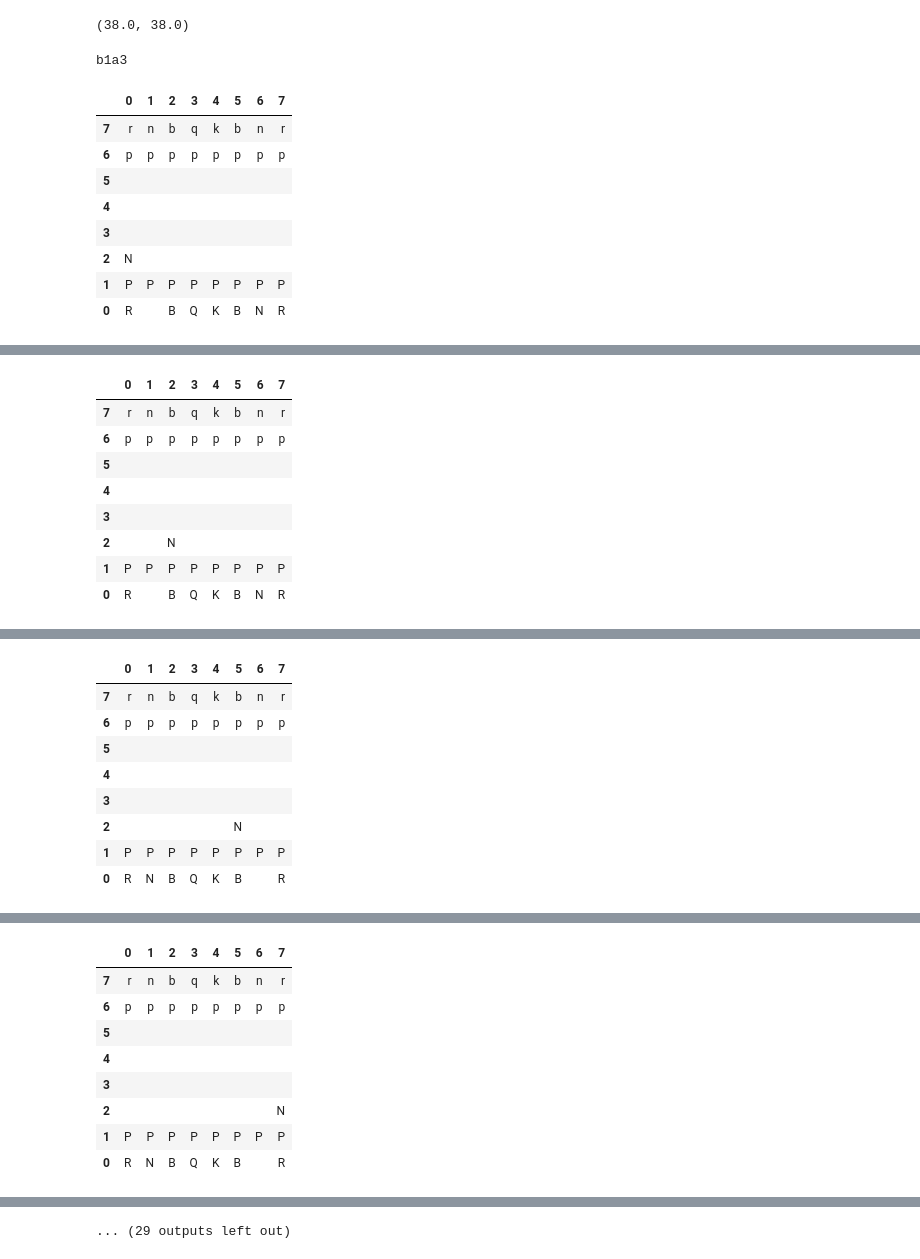
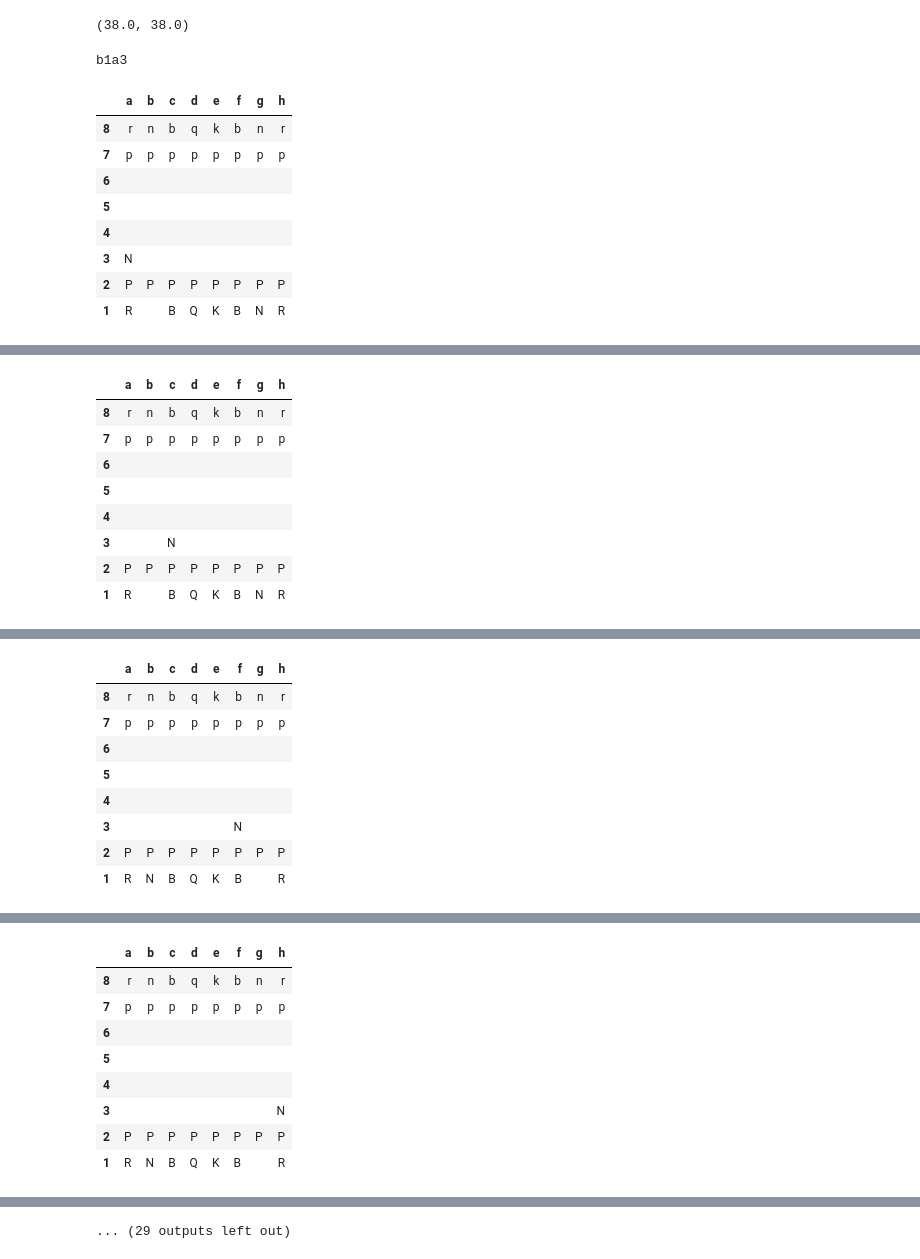
Before and after one commit to zbenmo/ajedrez, a Jupyter notebook: testing.ipynb, the cells around one changed output, grey strips where cells are left out. Drawn from its saved outputs; the diff is of its cells as text; code cells hidden in the pictures.

```diff
--- a/testing.ipynb
+++ b/testing.ipynb
@@ -29,30 +29,32 @@ game.board.simple_heuristic()
 # %%
 import pandas as pd
 from IPython.display import display
 
 for m, g in game.available_moves():
     print(m)
     print()
-    display(pd.DataFrame(g.board.piece_placement)[::-1])
+    df = pd.DataFrame(g.board.piece_placement, columns=list('abcdefgh'), index=range(1, 8 + 1))
+    display(df[::-1])
     print()
     print(g.board.stats)
     print(f'{g.board.turn=}')
     print(f'{g.board.casteling_rights=}')
     print(f'{g.board.en_passant=}')
     print(f'{g.board.half_moves=}')
     print(f'{g.board.move_number=}')
     print(g.board.location_to_piece)
+    print()
 # %% [output]
 b1a3
-|  | 0 | 1 | 2 | 3 | 4 | 5 | 6 | 7 |
-| 7 | r | n | b | q | k | b | n | r |
-| 6 | p | p | p | p | p | p | p | p |
+|  | a | b | c | d | e | f | g | h |
+| 8 | r | n | b | q | k | b | n | r |
+| 7 | p | p | p | p | p | p | p | p |
+| 6 |  |  |  |  |  |  |  |  |
 | 5 |  |  |  |  |  |  |  |  |
 | 4 |  |  |  |  |  |  |  |  |
-| 3 |  |  |  |  |  |  |  |  |
-| 2 | N |  |  |  |  |  |  |  |
-| 1 | P | P | P | P | P | P | P | P |
-| 0 | R |  | B | Q | K | B | N | R |
+| 3 | N |  |  |  |  |  |  |  |
+| 2 | P | P | P | P | P | P | P | P |
+| 1 | R |  | B | Q | K | B | N | R |
 Counter({'p': 8, 'P': 8, '/': 7, '8': 4, 'r': 2, 'n': 2, 'b': 2, 'R': 2, 'N': 2, 'B': 2, 'q': 1, 'k': 1, 'Q': 1, 'K': 1})
 g.board.turn='b'
 g.board.casteling_rights='KQkq'
@@ -63,13 +66,13 @@ g.board.move_number=1
 b1c3
-|  | 0 | 1 | 2 | 3 | 4 | 5 | 6 | 7 |
-| 7 | r | n | b | q | k | b | n | r |
-| 6 | p | p | p | p | p | p | p | p |
+|  | a | b | c | d | e | f | g | h |
+| 8 | r | n | b | q | k | b | n | r |
+| 7 | p | p | p | p | p | p | p | p |
+| 6 |  |  |  |  |  |  |  |  |
 | 5 |  |  |  |  |  |  |  |  |
 | 4 |  |  |  |  |  |  |  |  |
-| 3 |  |  |  |  |  |  |  |  |
-| 2 |  |  | N |  |  |  |  |  |
-| 1 | P | P | P | P | P | P | P | P |
-| 0 | R |  | B | Q | K | B | N | R |
+| 3 |  |  | N |  |  |  |  |  |
+| 2 | P | P | P | P | P | P | P | P |
+| 1 | R |  | B | Q | K | B | N | R |
 Counter({'p': 8, 'P': 8, '/': 7, '8': 4, 'r': 2, 'n': 2, 'b': 2, 'R': 2, 'N': 2, 'B': 2, 'q': 1, 'k': 1, 'Q': 1, 'K': 1})
 g.board.turn='b'
 g.board.casteling_rights='KQkq'
@@ -80,13 +84,13 @@ g.board.move_number=1
 g1f3
-|  | 0 | 1 | 2 | 3 | 4 | 5 | 6 | 7 |
-| 7 | r | n | b | q | k | b | n | r |
-| 6 | p | p | p | p | p | p | p | p |
+|  | a | b | c | d | e | f | g | h |
+| 8 | r | n | b | q | k | b | n | r |
+| 7 | p | p | p | p | p | p | p | p |
+| 6 |  |  |  |  |  |  |  |  |
 | 5 |  |  |  |  |  |  |  |  |
 | 4 |  |  |  |  |  |  |  |  |
-| 3 |  |  |  |  |  |  |  |  |
-| 2 |  |  |  |  |  | N |  |  |
-| 1 | P | P | P | P | P | P | P | P |
-| 0 | R | N | B | Q | K | B |  | R |
+| 3 |  |  |  |  |  | N |  |  |
+| 2 | P | P | P | P | P | P | P | P |
+| 1 | R | N | B | Q | K | B |  | R |
 Counter({'p': 8, 'P': 8, '/': 7, '8': 4, 'r': 2, 'n': 2, 'b': 2, 'R': 2, 'N': 2, 'B': 2, 'q': 1, 'k': 1, 'Q': 1, 'K': 1})
 g.board.turn='b'
 g.board.casteling_rights='KQkq'
@@ -97,13 +102,13 @@ g.board.move_number=1
 g1h3
-|  | 0 | 1 | 2 | 3 | 4 | 5 | 6 | 7 |
-| 7 | r | n | b | q | k | b | n | r |
-| 6 | p | p | p | p | p | p | p | p |
+|  | a | b | c | d | e | f | g | h |
+| 8 | r | n | b | q | k | b | n | r |
+| 7 | p | p | p | p | p | p | p | p |
+| 6 |  |  |  |  |  |  |  |  |
 | 5 |  |  |  |  |  |  |  |  |
 | 4 |  |  |  |  |  |  |  |  |
-| 3 |  |  |  |  |  |  |  |  |
-| 2 |  |  |  |  |  |  |  | N |
-| 1 | P | P | P | P | P | P | P | P |
-| 0 | R | N | B | Q | K | B |  | R |
+| 3 |  |  |  |  |  |  |  | N |
+| 2 | P | P | P | P | P | P | P | P |
+| 1 | R | N | B | Q | K | B |  | R |
 Counter({'p': 8, 'P': 8, '/': 7, '8': 4, 'r': 2, 'n': 2, 'b': 2, 'R': 2, 'N': 2, 'B': 2, 'q': 1, 'k': 1, 'Q': 1, 'K': 1})
 g.board.turn='b'
 g.board.casteling_rights='KQkq'
```
Also changed, not shown: parts of 3 cells of this notebook.
